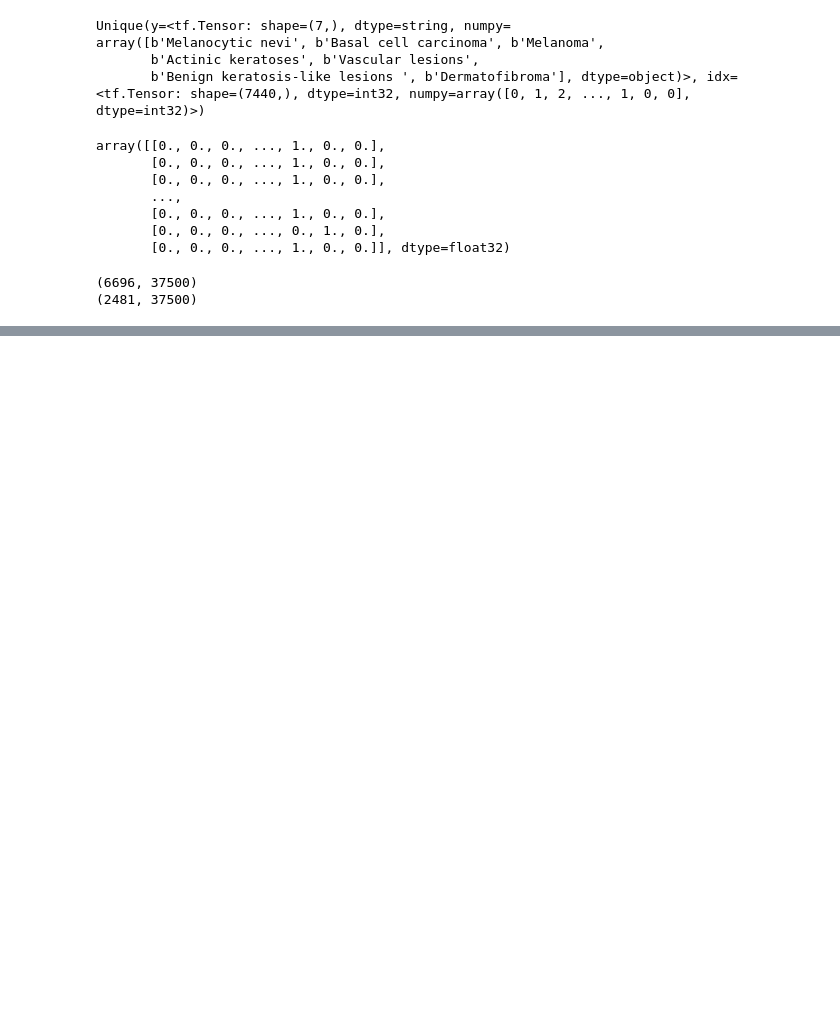
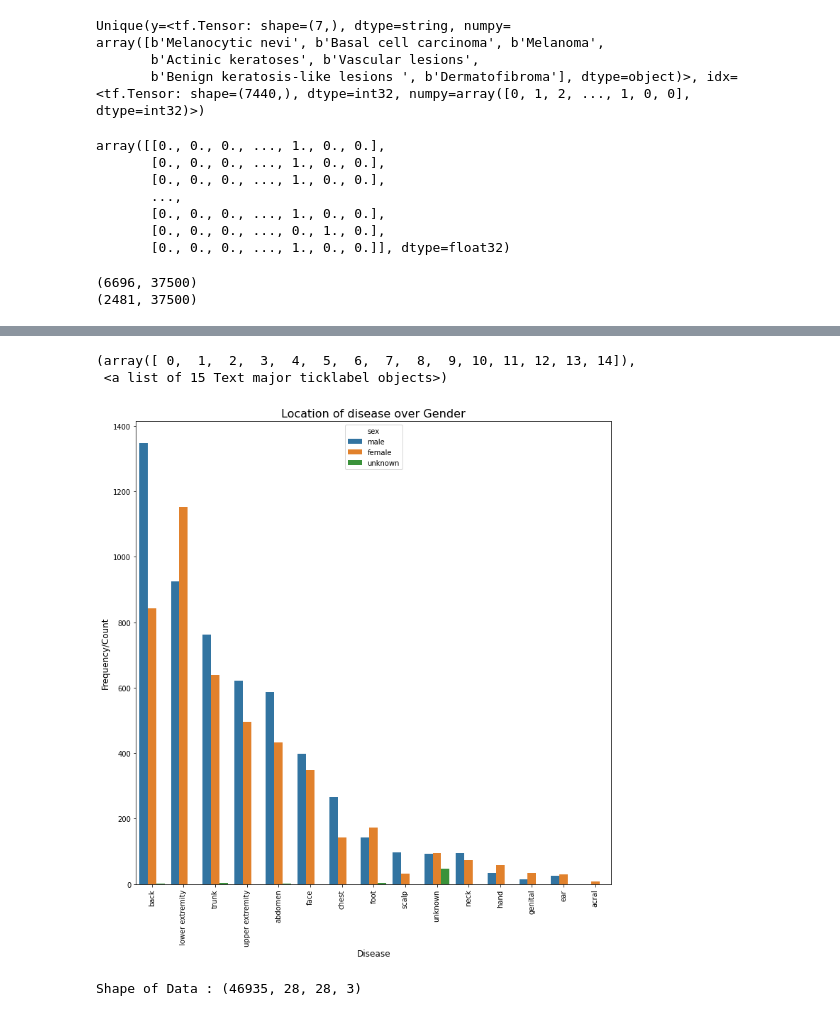
Before and after one commit to prkhr7/prakhar-rawat, a Jupyter notebook: OSAMAH.ipynb, the cells around one changed output, grey strips where cells are left out. Drawn from its saved outputs; the diff is of its cells as text; code cells hidden in the pictures; blank space fills up the shorter version.

```diff
--- a/OSAMAH.ipynb
+++ b/OSAMAH.ipynb
@@ -302,0 +396,22 @@ SyntaxError: ignored
+# %%
+value = other[['localization', 'sex']].value_counts().to_frame()
+value.reset_index(level=[1,0 ], inplace=True)
+temp = value.rename(columns = {'localization':'location', 0: 'count'})
+
+bar, ax = plt.subplots(figsize = (12, 12))
+sns.barplot(x = 'location',  y='count', hue = 'sex', data = temp)
+plt.title('Location of disease over Gender', size = 16)
+plt.xlabel('Disease', size=12)
+plt.ylabel('Frequency/Count', size=12)
+plt.xticks(rotation = 90)
+# %% [output]
+(array([ 0,  1,  2,  3,  4,  5,  6,  7,  8,  9, 10, 11, 12, 13, 14]),
+ <a list of 15 Text major ticklabel objects>)
+[figure, added]
+# %%
+oversample = RandomOverSampler()
+x,y  = oversample.fit_resample(x,y)
+x = np.array(x).reshape(-1,28,28,3)
+print('Shape of Data :',x.shape)
+# %% [output]
+Shape of Data : (46935, 28, 28, 3)
```
Also changed, not shown: parts of 24 cells of this notebook.
